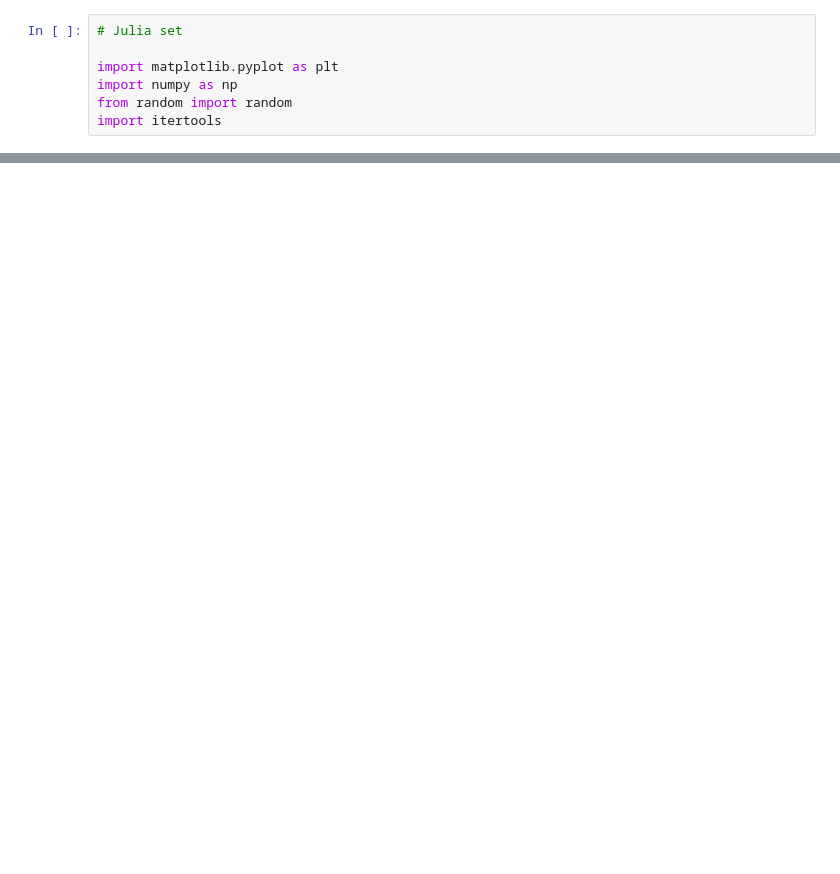
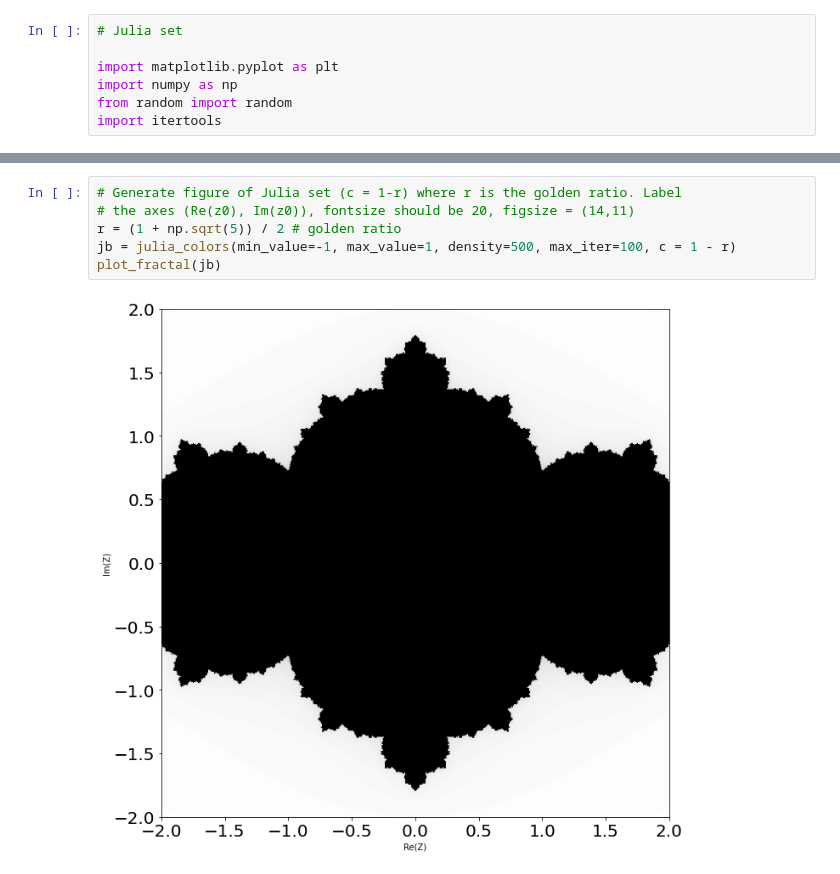
Before and after one commit to AnnyshkaF/High-Performance-Lab, a Jupyter notebook: task_2.ipynb, the cells around one changed output, grey strips where cells are left out. Saved outputs shown, nothing was run; the diff lists cells and outputs as text; blank space fills up the shorter version.

```diff
--- a/task_2.ipynb
+++ b/task_2.ipynb
@@ -82,0 +96,8 @@ plot_fractal(jb)
+# %%
+# Generate figure of Julia set (c = 1-r) where r is the golden ratio. Label
+# the axes (Re(z0), Im(z0)), fontsize should be 20, figsize = (14,11)
+r = (1 + np.sqrt(5)) / 2 # golden ratio
+jb = julia_colors(min_value=-1, max_value=1, density=500, max_iter=100, c = 1 - r)
+plot_fractal(jb)
+# %% [output]
+[figure, added]
```
Also changed, not shown: parts of 11 cells of this notebook.
